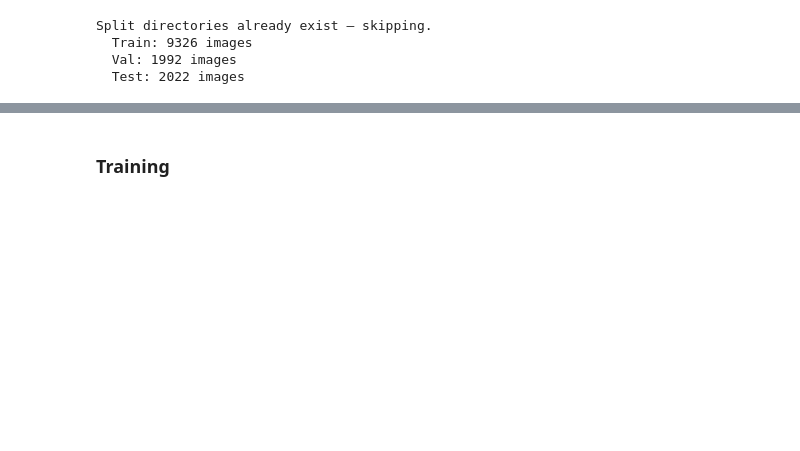
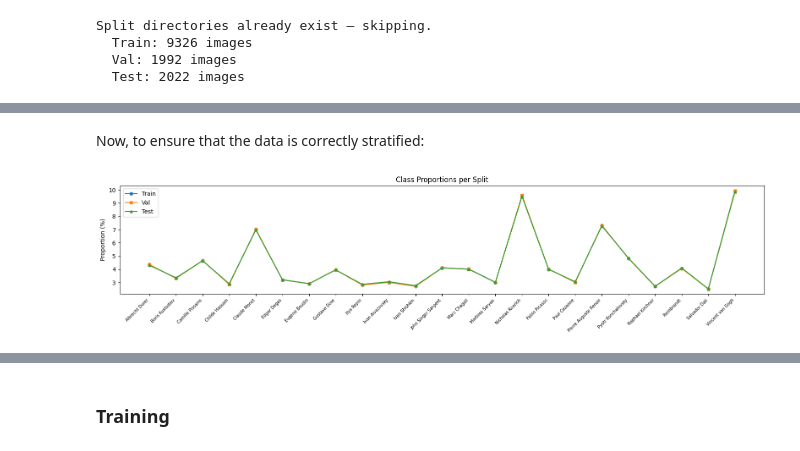
Before and after one commit to joaopavila120/Deep-learning-project, a Jupyter notebook: notebook.ipynb, the cells around one changed output, grey strips where cells are left out. Saved outputs shown, nothing was run; the diff lists cells and outputs as text; code cells hidden in the pictures; blank space fills up the shorter version.

```diff
--- a/notebook.ipynb
+++ b/notebook.ipynb
@@ -98,0 +185,27 @@ plt.show()
+# %% [markdown]
+Now, to ensure that the data is correctly stratified:
+# %%
+splits_info = {"Train": train_dir, "Val": val_dir, "Test": test_dir}
+counts = {}
+for name, path in splits_info.items():
+    counts[name] = {cls: len(os.listdir(os.path.join(path, cls)))
+                    for cls in sorted(os.listdir(path))}
+
+classes = sorted(counts["Train"].keys())
+n_classes = len(classes)
+
+fig, ax = plt.subplots(figsize=(16, 4))
+for split, marker in zip(["Train", "Val", "Test"], ["o", "s", "^"]):
+    vals = np.array([counts[split][c] for c in classes])
+    proportions = vals / vals.sum() * 100
+    ax.plot(range(n_classes), proportions, marker=marker, label=split, markersize=5)
+
+ax.set_xticks(range(n_classes))
+ax.set_xticklabels([c.replace("_", " ") for c in classes], rotation=45, ha="right", fontsize=7)
+ax.set_ylabel("Proportion (%)")
+ax.set_title("Class Proportions per Split")
+ax.legend()
+plt.tight_layout()
+plt.show()
+# %% [output]
+[figure, added]
```
Also changed, not shown: parts of 53 cells of this notebook, 4 other files.
